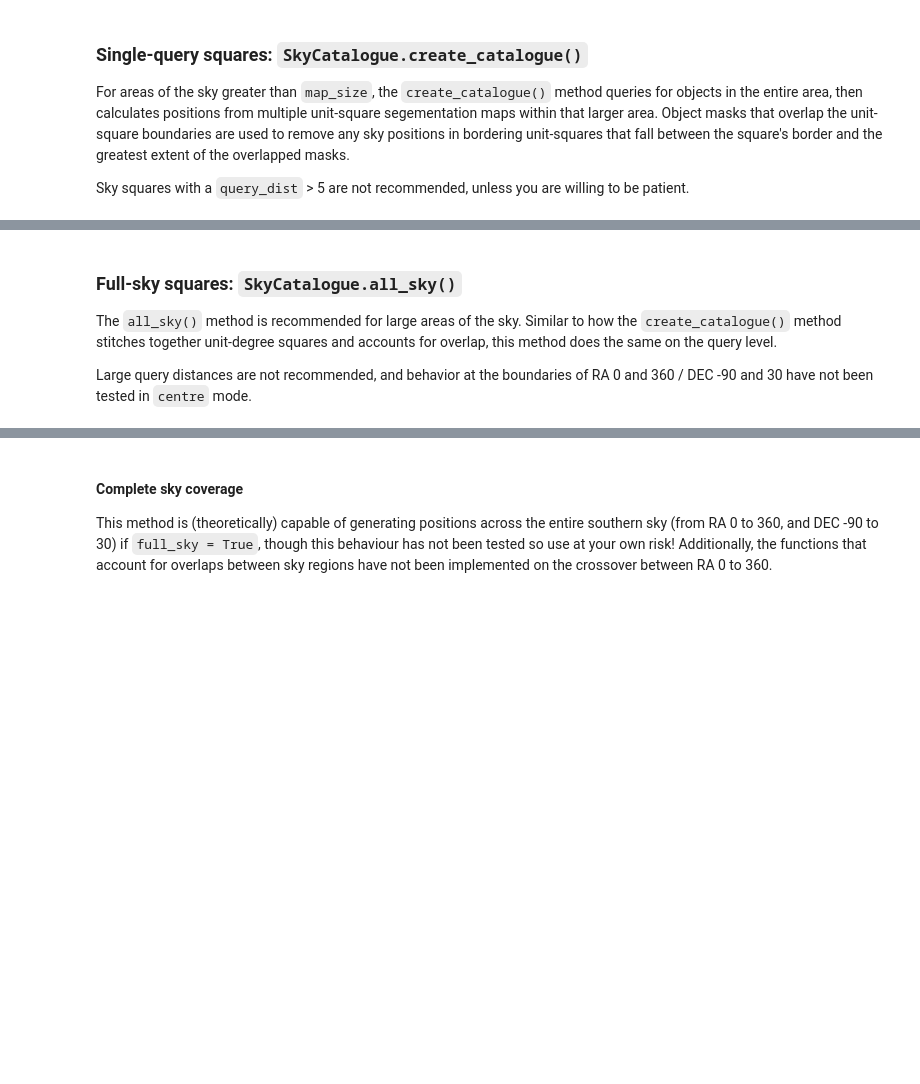
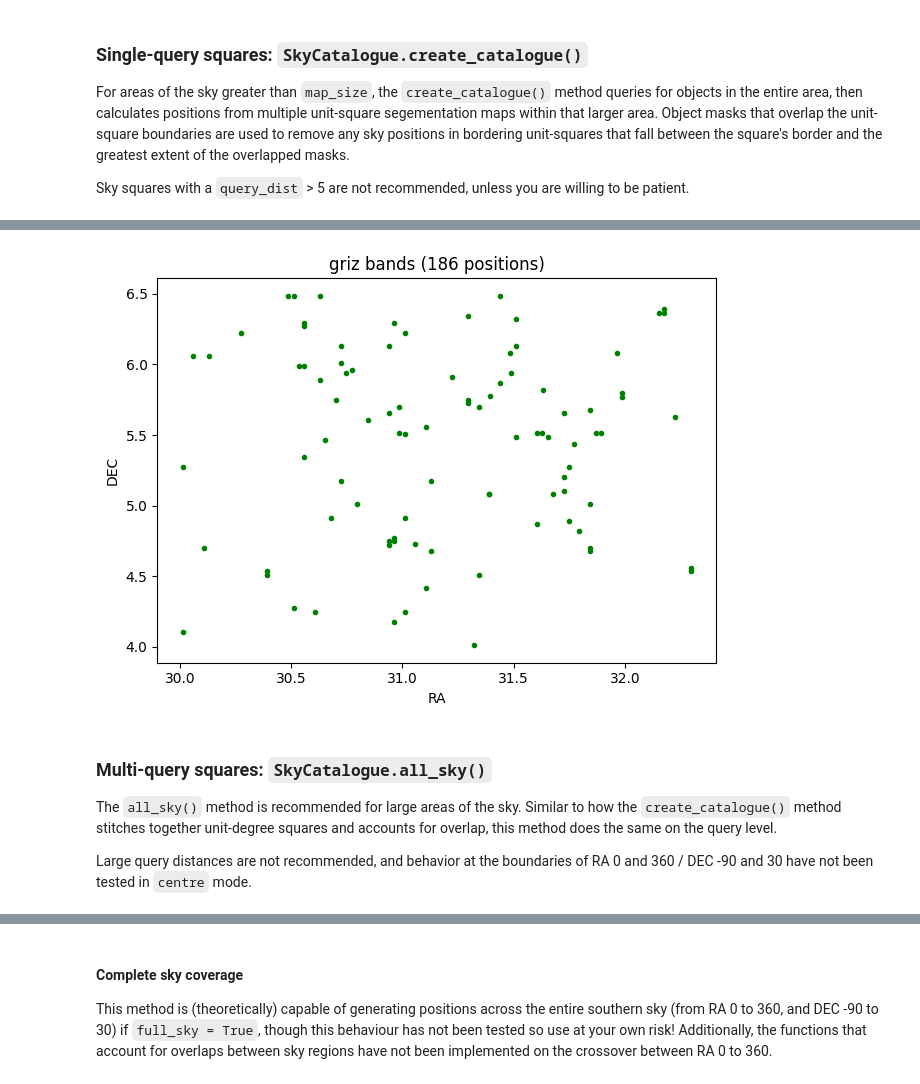
Before and after one commit to cyb0rb/WiFeS_Catalog, a Jupyter notebook: generating_catalogs.ipynb, the cells around one changed output, grey strips where cells are left out. Cells and saved outputs as stored; diff of their text form; code cells hidden in the pictures; blank space fills up the shorter version.

```diff
--- a/generating_catalogs.ipynb
+++ b/generating_catalogs.ipynb
@@ -109,5 +139,13 @@ print(f"Positions found: {positions_allbands.size}")
+# %%
+fig, ax = plt.subplots()
+ax.plot(positions_allbands['ra'], positions_allbands['dec'], 'g.')
+ax.set(title=f"griz bands ({positions_allbands.size} positions)", xlabel="RA", ylabel="DEC")
+plt.tight_layout()
+plt.show()
+# %% [output]
+[figure, added]
 # %% [markdown]
-### Full-sky squares: `SkyCatalogue.all_sky()`
+### Multi-query squares: `SkyCatalogue.all_sky()`
 The `all_sky()` method is recommended for large areas of the sky. Similar to how the `create_catalogue()` method stitches together unit-degree squares and accounts for overlap, this method does the same on the query level.
 
 Large query distances are not recommended, and behavior at the boundaries of RA 0 and 360 / DEC -90 and 30 have not been tested in `centre` mode.
```
Also changed, not shown: parts of 17 cells of this notebook, 1 other file.
